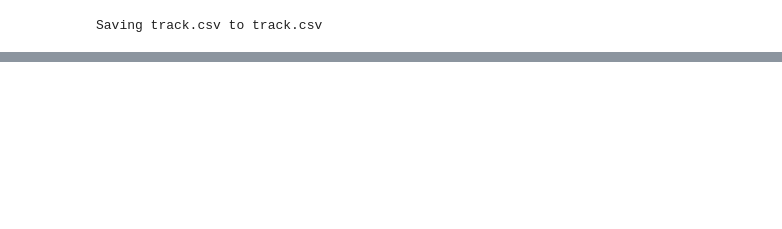
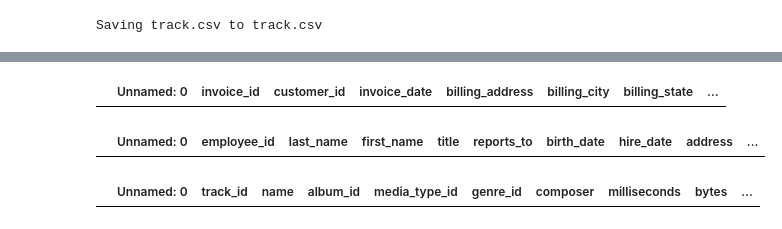
Before and after one commit to dBalag/Chinook, a Jupyter notebook: chinook_dataclean.ipynb, the cells around one changed output, grey strips where cells are left out. Cells and saved outputs as stored; diff of their text form; code cells hidden in the pictures; blank space fills up the shorter version.

```diff
--- a/chinook_dataclean.ipynb
+++ b/chinook_dataclean.ipynb
@@ -166,0 +92,13 @@ None
+# %%
+# Clean each dataset
+media_type = clean_data(media_type, 'media_type')
+playlist = clean_data(playlist, 'playlist')
+playlist_track = clean_data(playlist_track, 'playlist_track')
+album = clean_data(album, 'album')
+artist = clean_data(artist, 'artist')
+employee = clean_data(employee, 'employee')
+invoice = clean_data(invoice, 'invoice')
+invoice_line = clean_data(invoice_line, 'invoice_line')
+track = clean_data(track, 'track')
+genre = clean_data(genre, 'genre')
+customer = clean_data(customer, 'customer')
@@ -166,0 +159,27 @@ None
+# %%
+# Convert date columns to datetime
+def convert_to_datetime(df, column_name):
+    df[column_name] = pd.to_datetime(df[column_name])
+    return df
+
+invoice = convert_to_datetime(invoice, 'invoice_date')
+employee = convert_to_datetime(employee, 'birth_date')
+employee = convert_to_datetime(employee, 'hire_date')
+# %%
+# Convert columns to numeric where appropriate
+def convert_to_numeric(df, column_name):
+    df[column_name] = pd.to_numeric(df[column_name], errors='coerce')
+    return df
+
+track = convert_to_numeric(track, 'milliseconds')
+track = convert_to_numeric(track, 'bytes')
+track = convert_to_numeric(track, 'unit_price')
+# %%
+# Verify changes
+display(invoice.head())
+display(employee.head())
+display(track.head())
+# %% [output]
+|  | Unnamed: 0 | invoice_id | customer_id | invoice_date | billing_address | billing_city | billing_state | ... |
+|  | Unnamed: 0 | employee_id | last_name | first_name | title | reports_to | birth_date | hire_date | address | ... |
+|  | Unnamed: 0 | track_id | name | album_id | media_type_id | genre_id | composer | milliseconds | bytes | ... |
```
Also changed, not shown: parts of 5 cells of this notebook.
